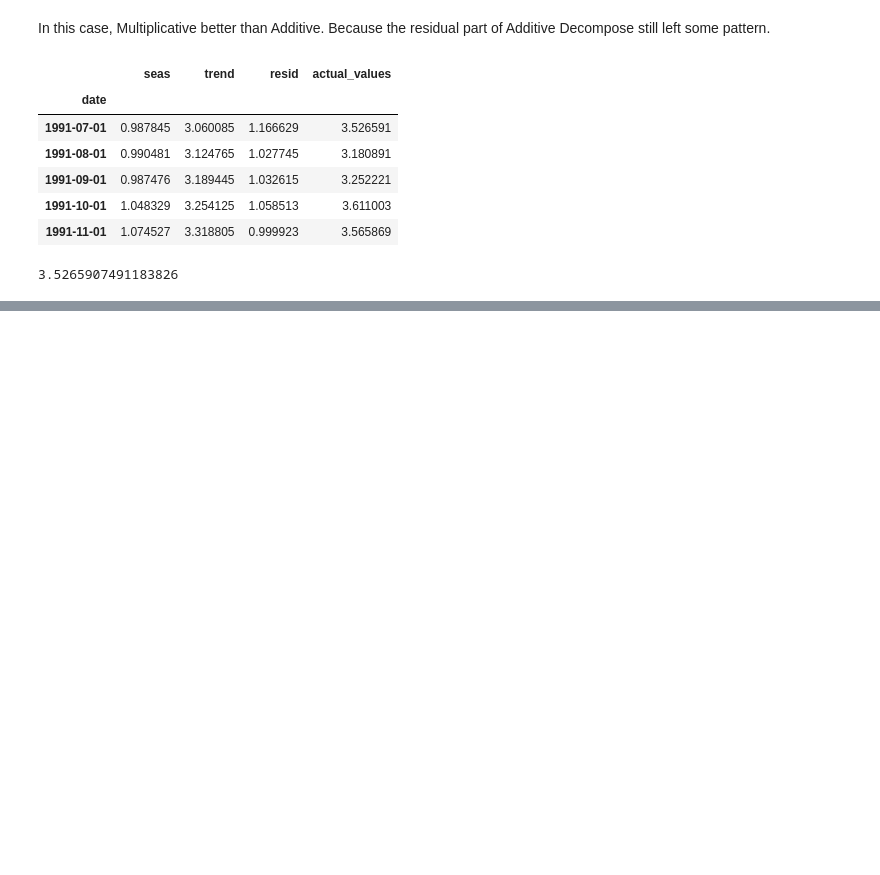
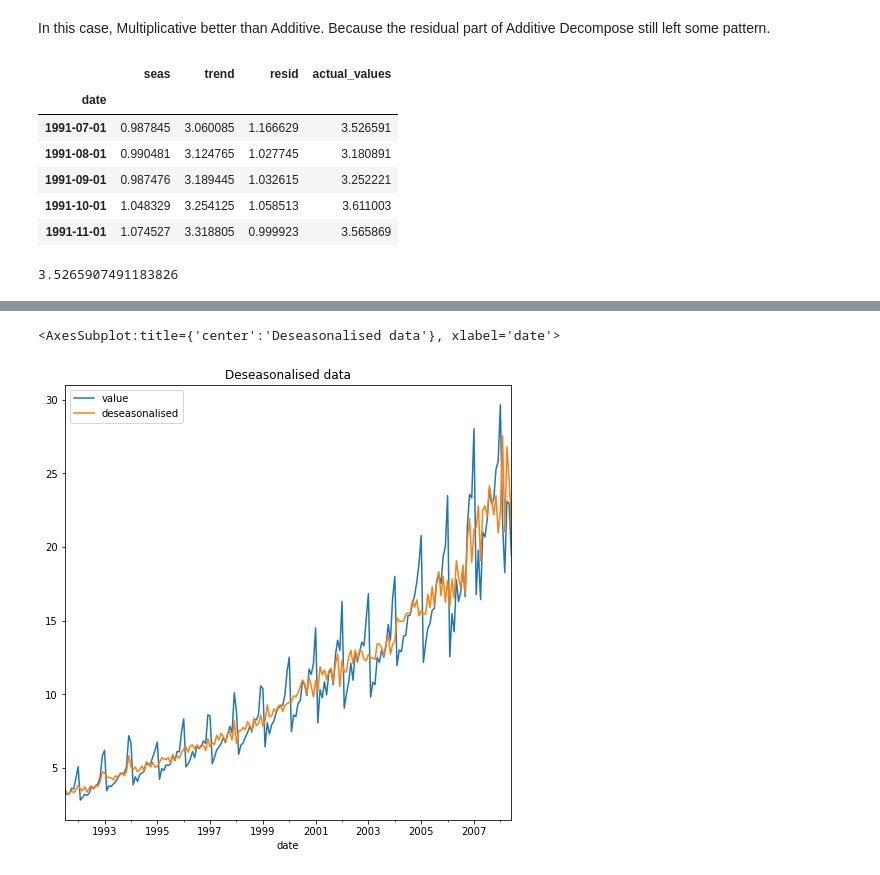
Before and after one commit to AaronOS0/machineLearning_cheatsheet, a Jupyter notebook: TimeSeries/ts_general.ipynb, the cells around one changed output, grey strips where cells are left out. Cells and saved outputs as stored; diff of their text form; code cells hidden in the pictures; blank space fills up the shorter version.

```diff
--- a/TimeSeries/ts_general.ipynb
+++ b/TimeSeries/ts_general.ipynb
@@ -89,0 +210,5 @@ df_reconstructed.head()
+# %%
+df[['value', 'deseasonalised']].plot(title="Deseasonalised data")
+# %% [output]
+<AxesSubplot:title={'center':'Deseasonalised data'}, xlabel='date'>
+[figure, added]
```
Also changed, not shown: parts of 25 cells of this notebook.
